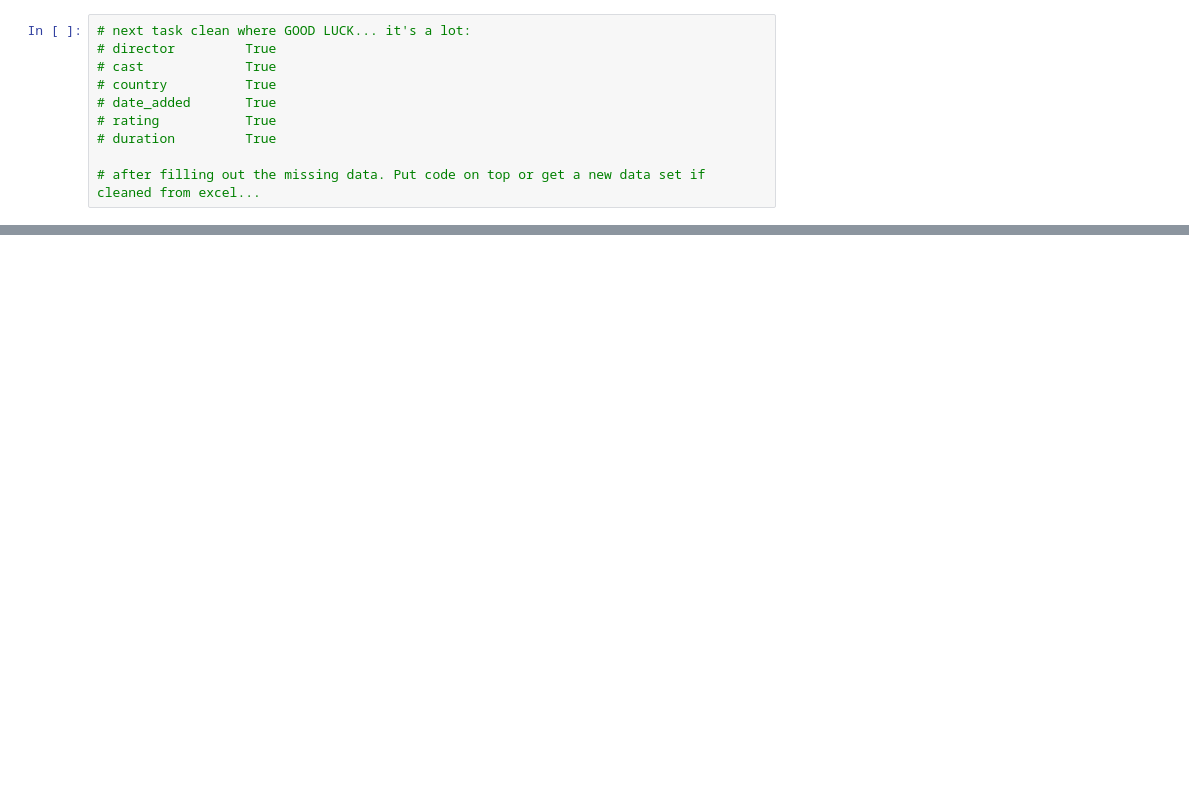
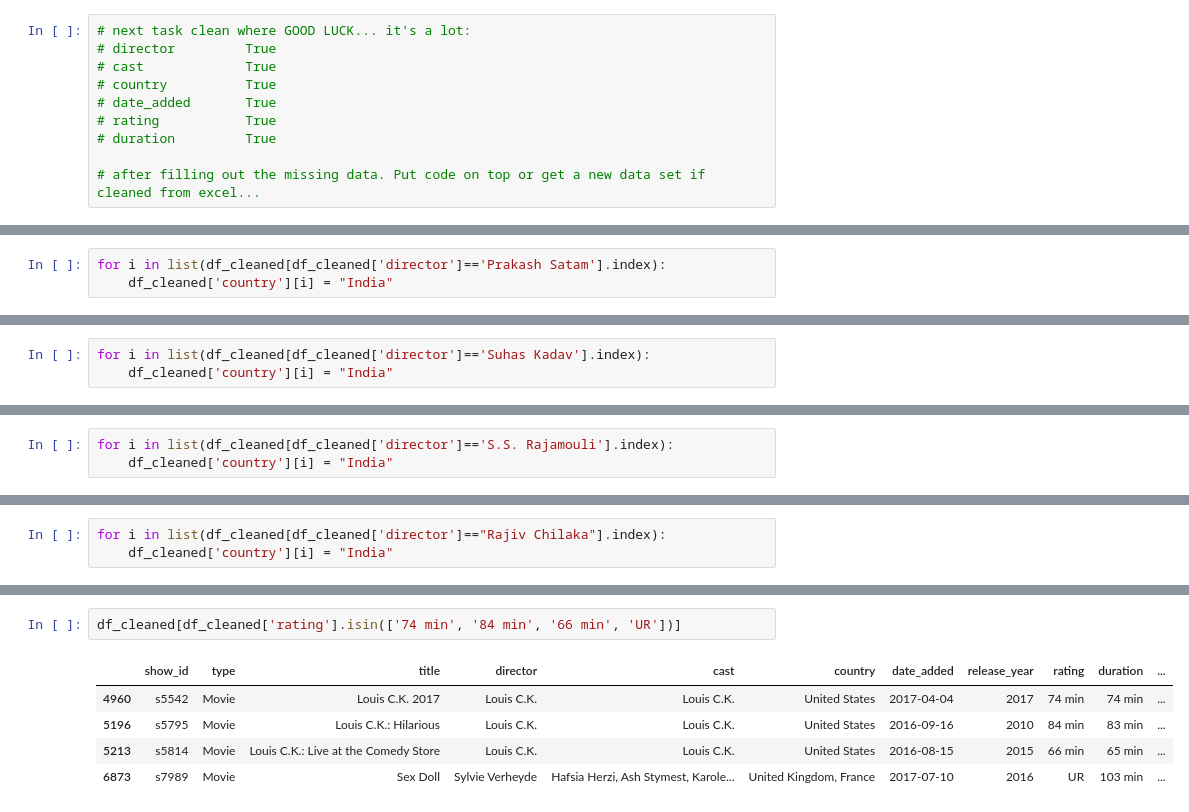
Before and after one commit to RickyMiura/Netflix-Hulu-EDA, a Jupyter notebook: final_project_cleaned.ipynb, the cells around one changed output, grey strips where cells are left out. Saved outputs shown, nothing was run; the diff lists cells and outputs as text; blank space fills up the shorter version.

```diff
--- a/final_project_cleaned.ipynb
+++ b/final_project_cleaned.ipynb
@@ -190,0 +602,3 @@ df_cleaned.loc[df_cleaned['duration'].isnull()]
+# %%
+for i in list(df_cleaned[df_cleaned['director']=='Prakash Satam'].index):
+    df_cleaned['country'][i] = "India"
@@ -190,0 +623,3 @@ df_cleaned.loc[df_cleaned['duration'].isnull()]
+# %%
+for i in list(df_cleaned[df_cleaned['director']=='Suhas Kadav'].index):
+    df_cleaned['country'][i] = "India"
@@ -190,0 +644,3 @@ df_cleaned.loc[df_cleaned['duration'].isnull()]
+# %%
+for i in list(df_cleaned[df_cleaned['director']=='S.S. Rajamouli'].index):
+    df_cleaned['country'][i] = "India"
@@ -190,0 +665,3 @@ df_cleaned.loc[df_cleaned['duration'].isnull()]
+# %%
+for i in list(df_cleaned[df_cleaned['director']=="Rajiv Chilaka"].index):
+    df_cleaned['country'][i] = "India"
@@ -190,0 +709,8 @@ df_cleaned.loc[df_cleaned['duration'].isnull()]
+# %%
+df_cleaned[df_cleaned['rating'].isin(['74 min', '84 min', '66 min', 'UR'])]
+# %% [output]
+|  | show_id | type | title | director | cast | country | date_added | release_year | rating | duration | ... |
+| 4960 | s5542 | Movie | Louis C.K. 2017 | Louis C.K. | Louis C.K. | United States | 2017-04-04 | 2017 | 74 min | 74 min | ... |
+| 5196 | s5795 | Movie | Louis C.K.: Hilarious | Louis C.K. | Louis C.K. | United States | 2016-09-16 | 2010 | 84 min | 83 min | ... |
+| 5213 | s5814 | Movie | Louis C.K.: Live at the Comedy Store | Louis C.K. | Louis C.K. | United States | 2016-08-15 | 2015 | 66 min | 65 min | ... |
+| 6873 | s7989 | Movie | Sex Doll | Sylvie Verheyde | Hafsia Herzi, Ash Stymest, Karole... | United Kingdom, France | 2017-07-10 | 2016 | UR | 103 min | ... |
```
Also changed, not shown: parts of 77 cells of this notebook, 2 other files.
